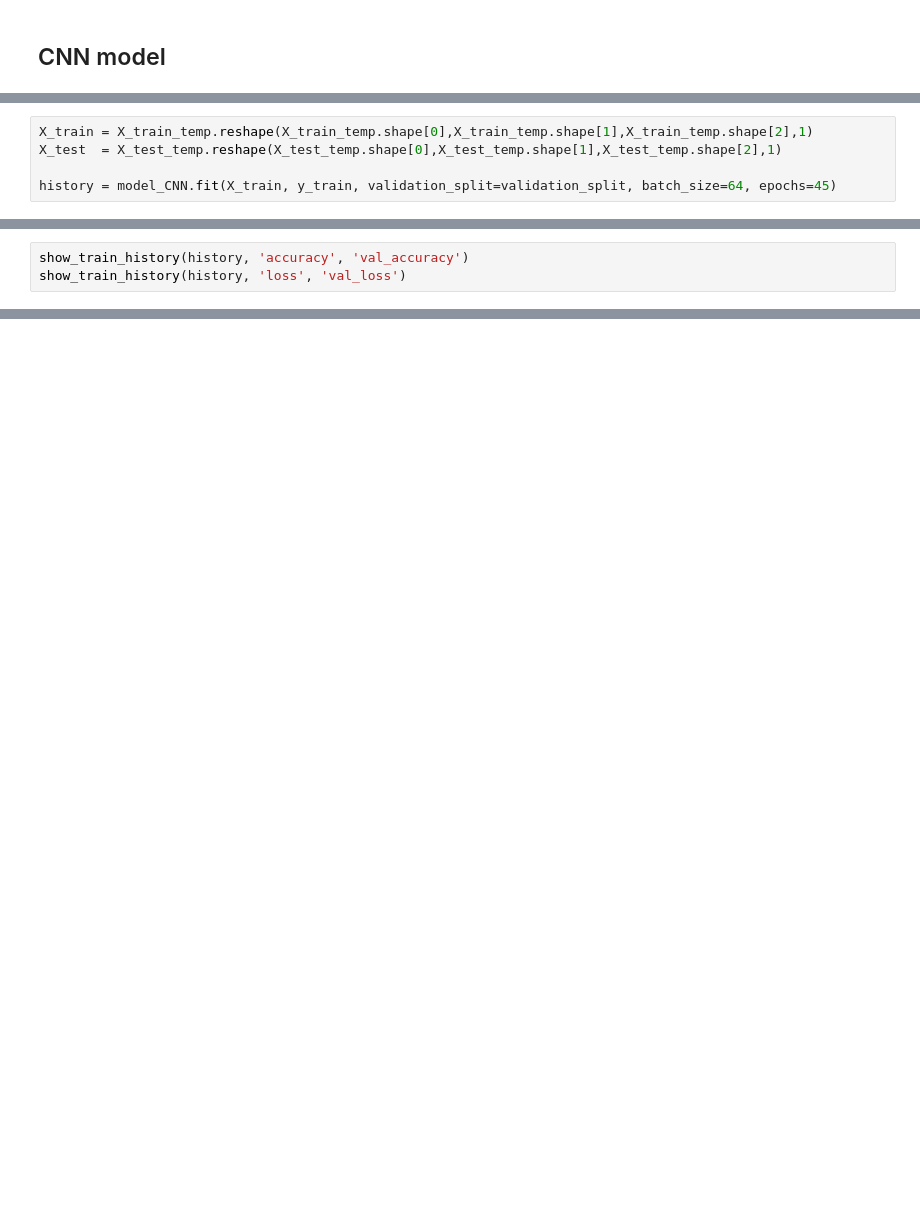
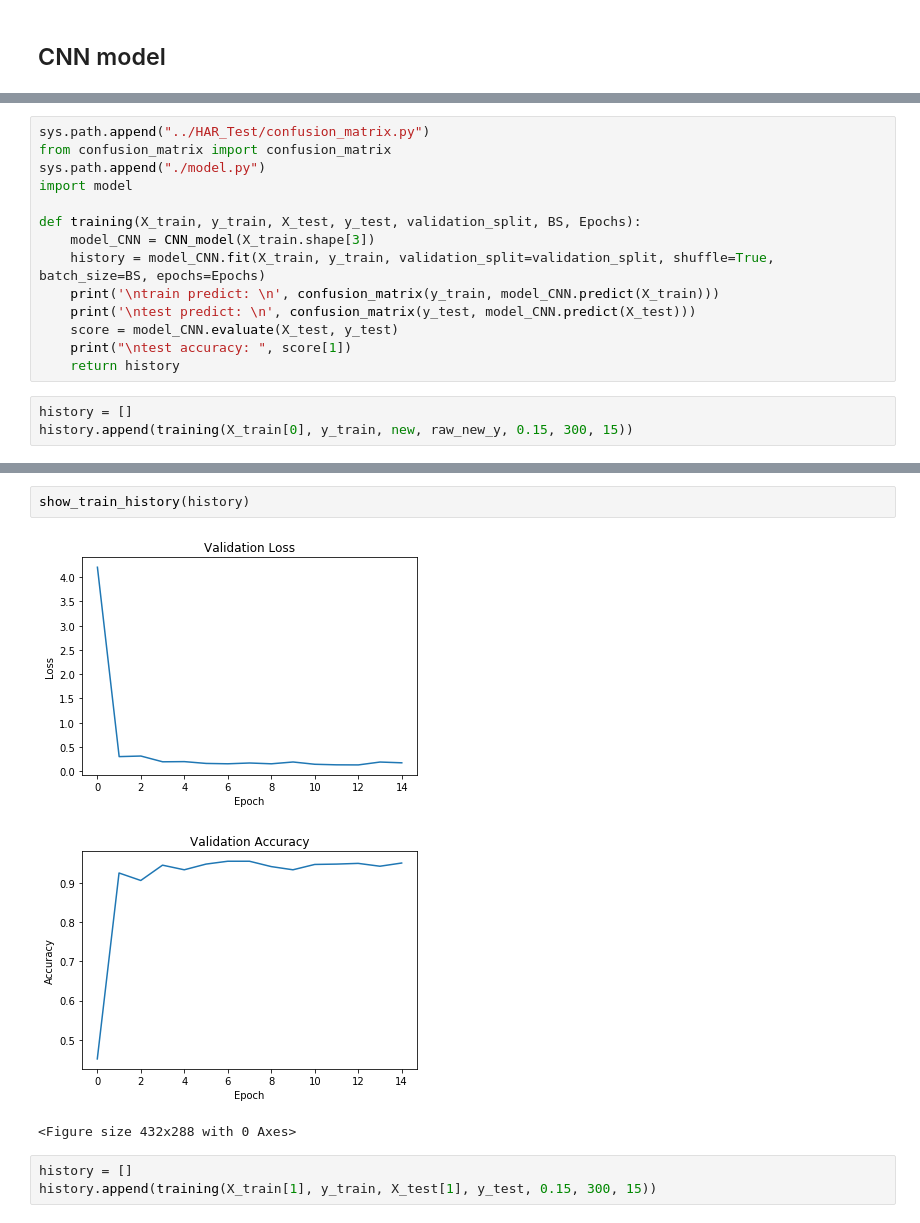
Before and after one commit to wges9405/---, a Jupyter notebook: HAR.ipynb, the cells around one changed output, grey strips where cells are left out. Cells and saved outputs as stored; diff of their text form; blank space fills up the shorter version.

```diff
--- a/HAR.ipynb
+++ b/HAR.ipynb
@@ -116,5 +272,0 @@ _________________________________________________________________
-# %%
-X_train = X_train_temp.reshape(X_train_temp.shape[0],X_train_temp.shape[1],X_train_temp.shape[2],1)
-X_test  = X_test_temp.reshape(X_test_temp.shape[0],X_test_temp.shape[1],X_test_temp.shape[2],1)
-
-history = model_CNN.fit(X_train, y_train, validation_split=validation_split, batch_size=64, epochs=45)
@@ -139,3 +272,0 @@ Epoch 45/45
-# %%
-show_train_history(history, 'accuracy', 'val_accuracy')
-show_train_history(history, 'loss', 'val_loss')
@@ -169,0 +273,17 @@ WALKING_UPSTAIRS                 439
+# %%
+sys.path.append("../HAR_Test/confusion_matrix.py")
+from confusion_matrix import confusion_matrix
+sys.path.append("./model.py")
+import model
+
+def training(X_train, y_train, X_test, y_test, validation_split, BS, Epochs):
+    model_CNN = CNN_model(X_train.shape[3])
+    history = model_CNN.fit(X_train, y_train, validation_split=validation_split, shuffle=True, batch_size=BS, epochs=Epochs)
+    print('\ntrain predict: \n', confusion_matrix(y_train, model_CNN.predict(X_train)))
+    print('\ntest predict: \n', confusion_matrix(y_test, model_CNN.predict(X_test)))
+    score = model_CNN.evaluate(X_test, y_test)
+    print("\ntest accuracy: ", score[1])
+    return history
+# %%
+history = []
+history.append(training(X_train[0], y_train, new, raw_new_y, 0.15, 300, 15))
@@ -169,0 +308,9 @@ WALKING_UPSTAIRS                 439
+# %%
+show_train_history(history)
+# %% [output]
+[figure, added]
+[figure, added]
+<Figure size 432x288 with 0 Axes>
+# %%
+history = []
+history.append(training(X_train[1], y_train, X_test[1], y_test, 0.15, 300, 15))
```
Also changed, not shown: parts of 34 cells of this notebook, 28 other files.
